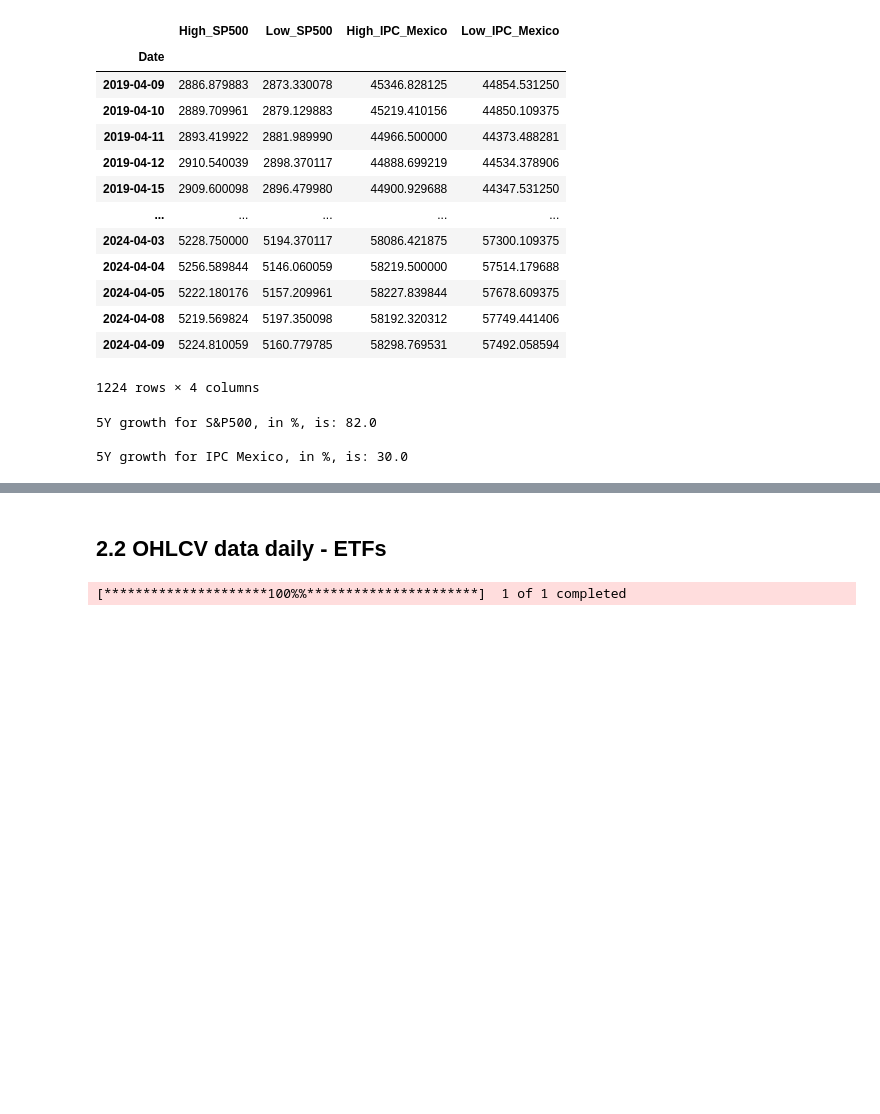
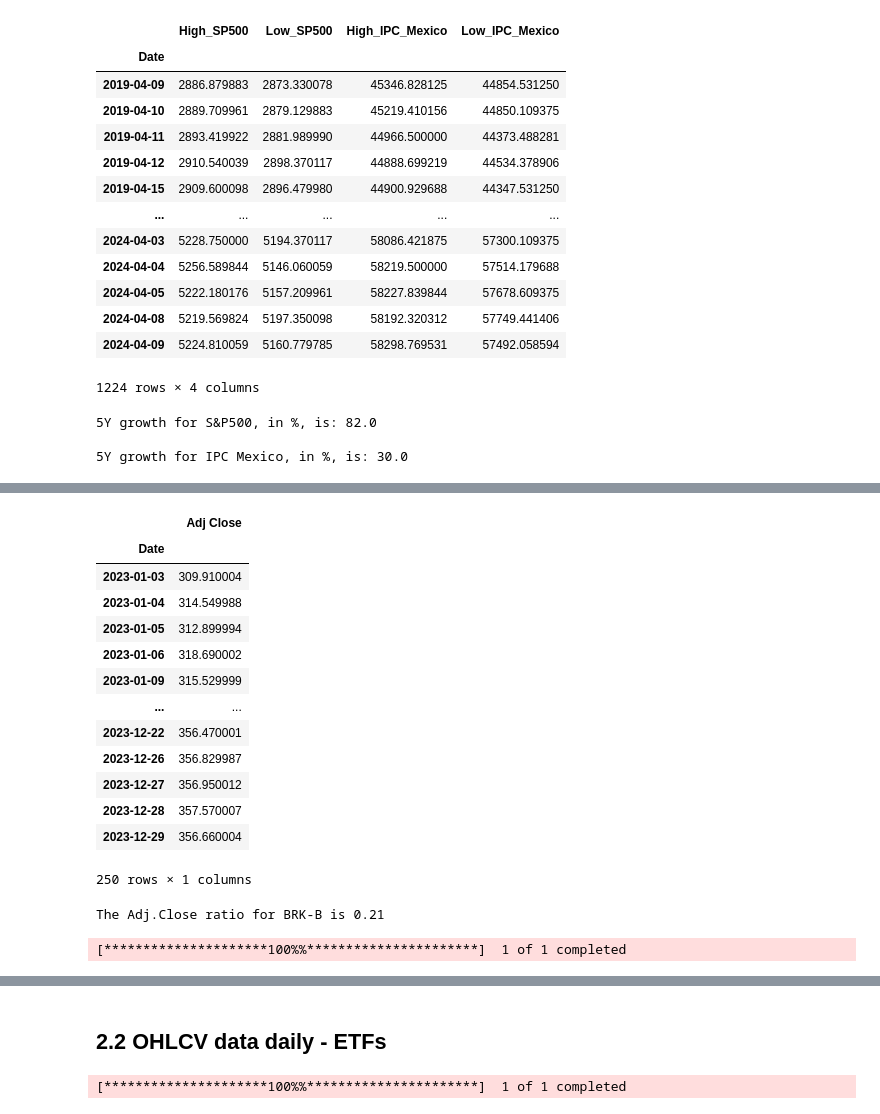
Before and after one commit to SciPy-data-scientist/DataTalks---Course-Materials-for-Analytics-in-Stock-Markets-Zoomcamp, a Jupyter notebook: homework_1.ipynb, the cells around one changed output, grey strips where cells are left out. Cells and saved outputs as stored; diff of their text form; code cells hidden in the pictures; blank space fills up the shorter version.

```diff
--- a/homework_1.ipynb
+++ b/homework_1.ipynb
@@ -621,0 +557,34 @@ print("5Y growth for IPC Mexico, in %, is:", IPC_Mexico_5Y_growth, "\n")
+# %%
+BRKB_Adj_Close = BRKB[["Adj Close"]][(BRKB.index >= '2023-01-01') & (BRKB.index <= '2023-12-31')]
+BRKB_Adj_Close
+# %% [output]
+|  | Adj Close |
+| Date |  |
+| 2023-01-03 | 309.910004 |
+| 2023-01-04 | 314.549988 |
+| 2023-01-05 | 312.899994 |
+| 2023-01-06 | 318.690002 |
+| 2023-01-09 | 315.529999 |
+| ... | ... |
+| 2023-12-22 | 356.470001 |
+| 2023-12-26 | 356.829987 |
+| 2023-12-27 | 356.950012 |
+| 2023-12-28 | 357.570007 |
+| 2023-12-29 | 356.660004 |
+250 rows × 1 columns
+# %%
+BRKB_Adj_Close_min = BRKB_Adj_Close["Adj Close"].min()
+BRKB_Adj_Close_max = BRKB_Adj_Close["Adj Close"].max()
+
+Ratio_BRKB_Adj_Close = ((BRKB_Adj_Close_max - BRKB_Adj_Close_min) / BRKB_Adj_Close_max).round(2)
+print("The Adj.Close ratio for BRK-B is", Ratio_BRKB_Adj_Close)
+# %% [output]
+The Adj.Close ratio for BRK-B is 0.21
+# %%
+# AAPL - Apple Inc. Currency in USD
+# WEB: https://finance.yahoo.com/quote/AAPL/
+AAPL = yf.download(tickers = "AAPL",
+                     period = "max",
+                     interval = "1d")
+# %% [output]
+[*********************100%%**********************]  1 of 1 completed
```
Also changed, not shown: parts of 43 cells of this notebook.
